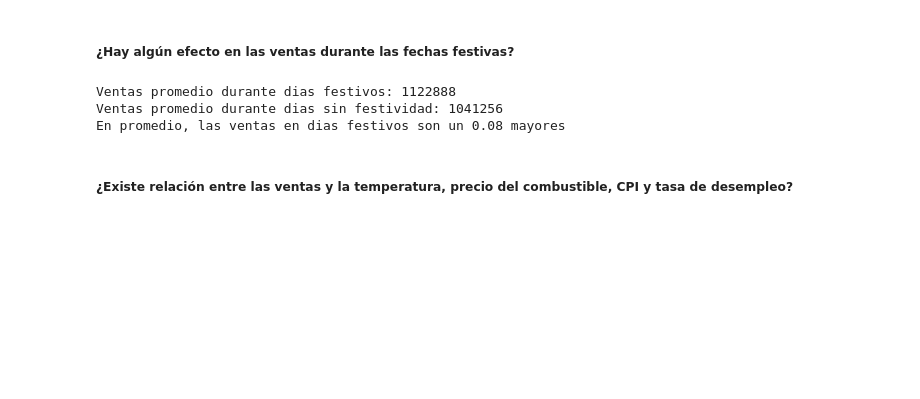
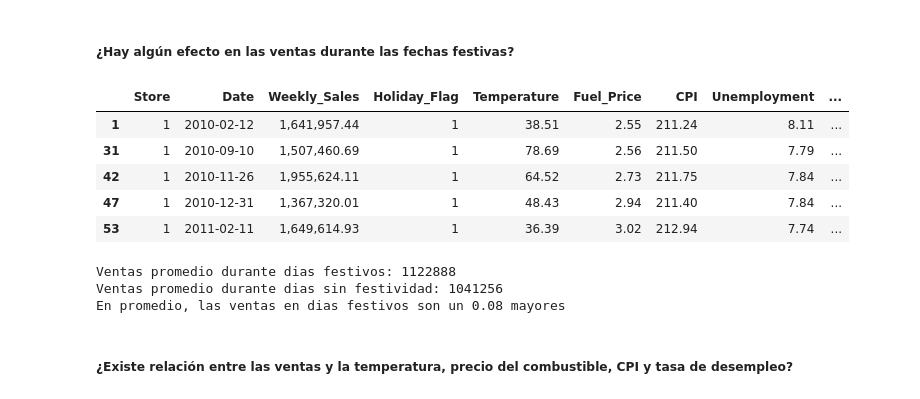
Before and after one commit to herbert-liz/YouTube, a Jupyter notebook: Analisis de datos con python/Analisis de datos con python.ipynb, the cells around one changed output. Cells and saved outputs as stored; diff of their text form; code cells hidden in the pictures; blank space fills up the shorter version.

Commit message:
Analisis de datos con python

```diff
--- a/Analisis de datos con python/Analisis de datos con python.ipynb
+++ b/Analisis de datos con python/Analisis de datos con python.ipynb
@@ -104,5 +110,14 @@ plt.show()
 # %% [markdown]
 ##### ¿Hay algún efecto en las ventas durante las fechas festivas?
+# %%
+datos[datos['Holiday_Flag']==1].head()
+# %% [output]
+|  | Store | Date | Weekly_Sales | Holiday_Flag | Temperature | Fuel_Price | CPI | Unemployment | ... |
+| 1 | 1 | 2010-02-12 | 1,641,957.44 | 1 | 38.51 | 2.55 | 211.24 | 8.11 | ... |
+| 31 | 1 | 2010-09-10 | 1,507,460.69 | 1 | 78.69 | 2.56 | 211.50 | 7.79 | ... |
+| 42 | 1 | 2010-11-26 | 1,955,624.11 | 1 | 64.52 | 2.73 | 211.75 | 7.84 | ... |
+| 47 | 1 | 2010-12-31 | 1,367,320.01 | 1 | 48.43 | 2.94 | 211.40 | 7.84 | ... |
+| 53 | 1 | 2011-02-11 | 1,649,614.93 | 1 | 36.39 | 3.02 | 212.94 | 7.74 | ... |
 # %%
 # Ventas promedio
 holiday_mean_sales = datos[datos['Holiday_Flag']==1]['Weekly_Sales'].mean()
```
Also changed, not shown: parts of 13 cells of this notebook.
